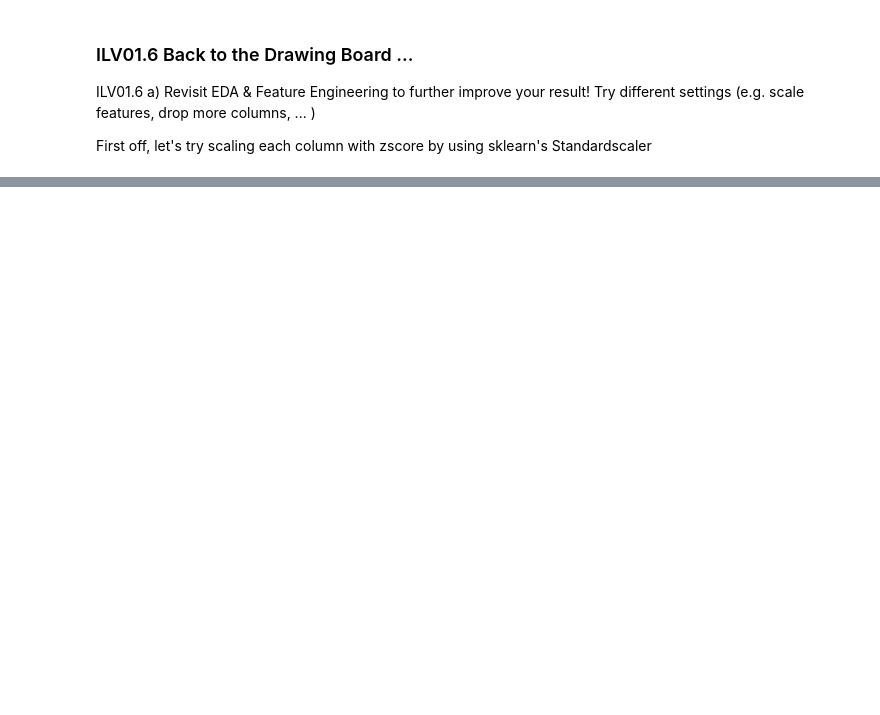
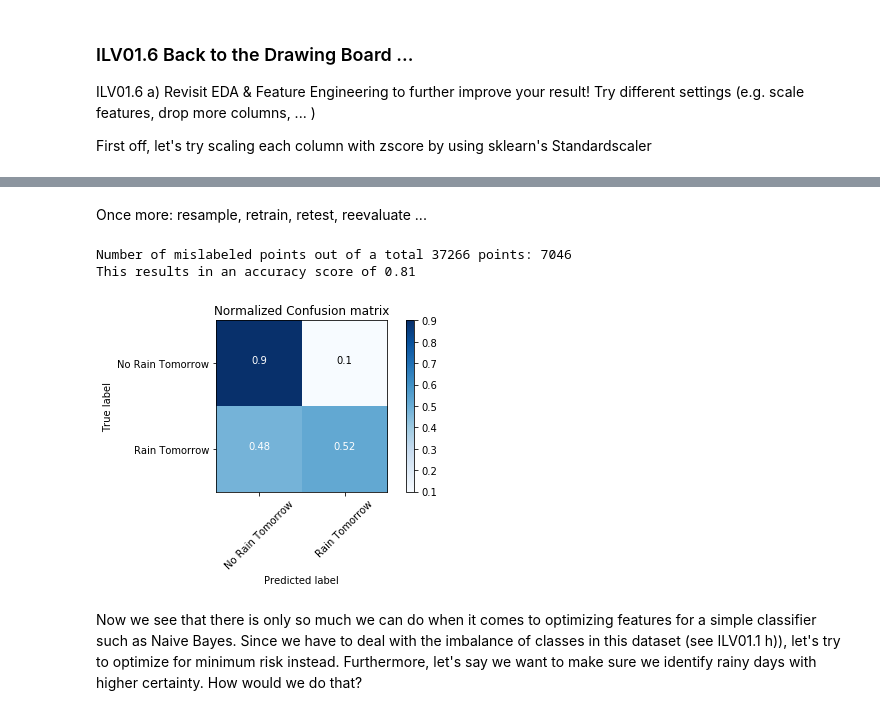
Before and after one commit to mschirl/machine-learning, a Jupyter notebook: ILV01.ipynb, the cells around one changed output, grey strips where cells are left out. Saved outputs shown, nothing was run; the diff lists cells and outputs as text; code cells hidden in the pictures; blank space fills up the shorter version.

```diff
--- a/ILV01.ipynb
+++ b/ILV01.ipynb
@@ -464,0 +510,41 @@ TODO für uns: KfoldCrossval, 01.6 komplettieren, gridsearch evtl (wahrscheinlic
+# %%
+columns_to_drop = [
+    'Date',
+    'Location',
+    'Pressure3pm',
+    'Temp3pm',
+    'Temp9am'
+]
+
+for col in columns_to_drop:
+    if col in X.columns:
+        X = X.drop(columns=[col])
+# %% [markdown]
+Once more: resample, retrain, retest, reevaluate ...
+# %%
+X_train, X_test, y_train, y_test = train_test_split(X, y, test_size=0.33, random_state=None, stratify=y)
+
+gnb = GaussianNB()
+
+gnb.fit(X_train, y_train);
+y_pred = gnb.predict(X_test)
+
+print("Number of mislabeled points out of a total {:d} points: {:d}".format(X_test.shape[0], (y_test != y_pred).sum()))
+print("This results in an accuracy score of {:.2f}".format(accuracy_score(y_test, y_pred)))
+# %% [output]
+Number of mislabeled points out of a total 37266 points: 7046
+This results in an accuracy score of 0.81
+# %%
+class_names = ['No Rain Tomorrow', 'Rain Tomorrow']
+
+cm = confusion_matrix(y_test, y_pred)
+
+plot_confusion_matrix(cm, class_names,
+                          normalize=True,
+                          title='Normalized Confusion matrix',
+                          cmap=plt.cm.Blues)
+# %% [output]
+[figure, added]
+# %% [markdown]
+Now we see that there is only so much we can do when it comes to optimizing features for a simple classifier such as Naive Bayes. Since we have to deal with the imbalance of classes in this dataset (see ILV01.1 h)), let's try to optimize for minimum risk instead.
+Furthermore, let's say we want to make sure we identify rainy days with higher certainty. How would we do that?
```
Also changed, not shown: parts of 25 cells of this notebook.
